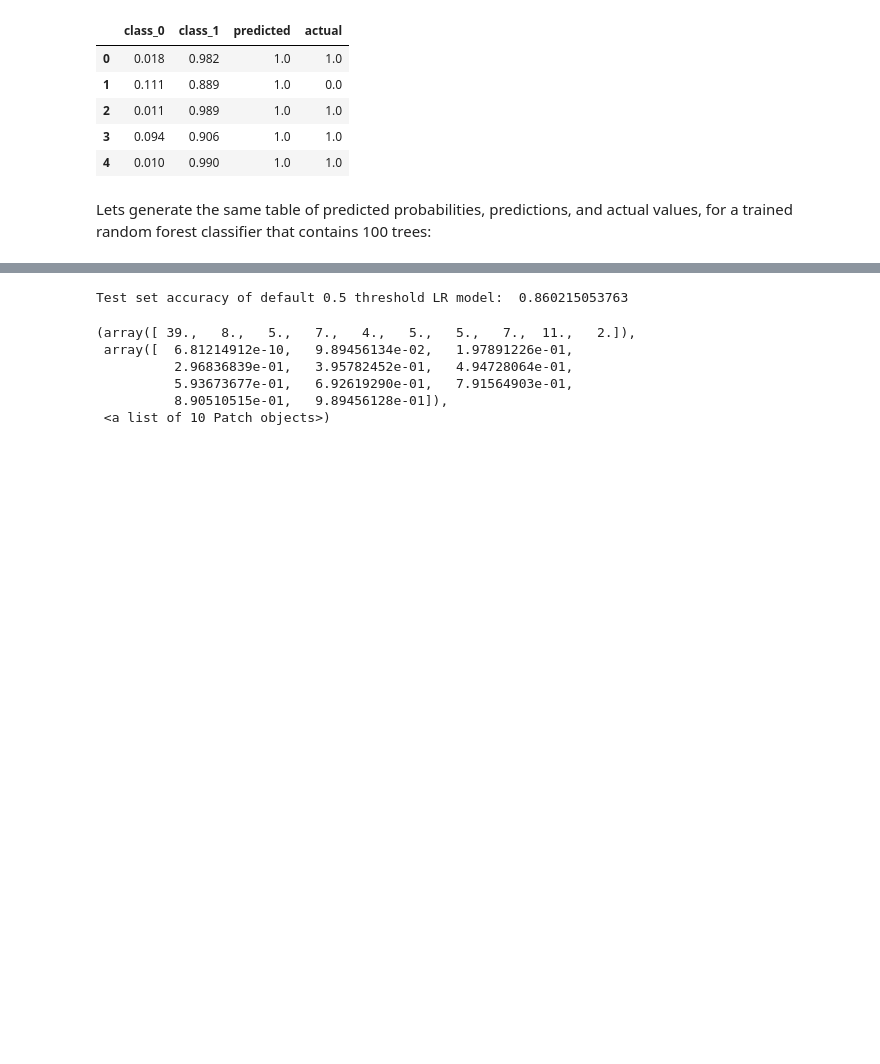
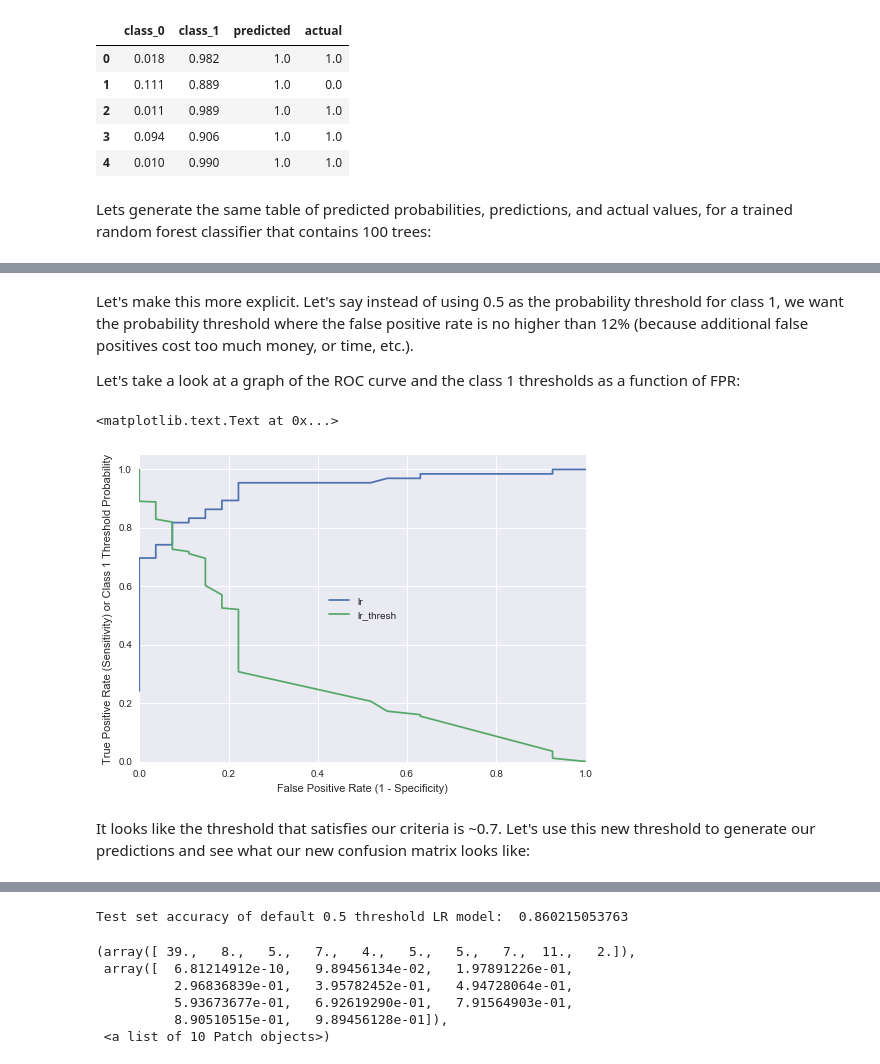
Before and after one commit to Abdul24/nyc16_ids2, a Jupyter notebook: notebooks/11_advanced_model_evaluation_and_pipelines.ipynb, the cells around one changed output, grey strips where cells are left out. Saved outputs shown, nothing was run; the diff lists cells and outputs as text; code cells hidden in the pictures; blank space fills up the shorter version.

```diff
--- a/notebooks/11_advanced_model_evaluation_and_pipelines.ipynb
+++ b/notebooks/11_advanced_model_evaluation_and_pipelines.ipynb
@@ -278,0 +282,18 @@ RF model AUC:  0.917508417508
+# %% [markdown]
+Let's make this more explicit. Let's say instead of using 0.5 as the probability threshold for class 1, we want the probability threshold where the false positive rate is no higher than 12% (because additional false positives cost too much money, or time, etc.).
+
+Let's take a look at a graph of the ROC curve and the class 1 thresholds as a function of FPR:
+# %%
+# plot LR and RF model ROC curves
+sns.plt.plot(fpr_lr, tpr_lr,label="lr")
+sns.plt.plot(fpr_lr,thresholds_lr, label="lr_thresh")
+sns.plt.xlim([0, 1])
+sns.plt.ylim([0, 1.05])
+sns.plt.legend(loc="center")
+sns.plt.xlabel('False Positive Rate (1 - Specificity)')
+sns.plt.ylabel('True Positive Rate (Sensitivity) or Class 1 Threshold Probability')
+# %% [output]
+<matplotlib.text.Text at 0x...>
+[figure, added]
+# %% [markdown]
+It looks like the threshold that satisfies our criteria is ~0.7. Let's use this new threshold to generate our predictions and see what our new confusion matrix looks like:
```
Also changed, not shown: parts of 25 cells of this notebook.
